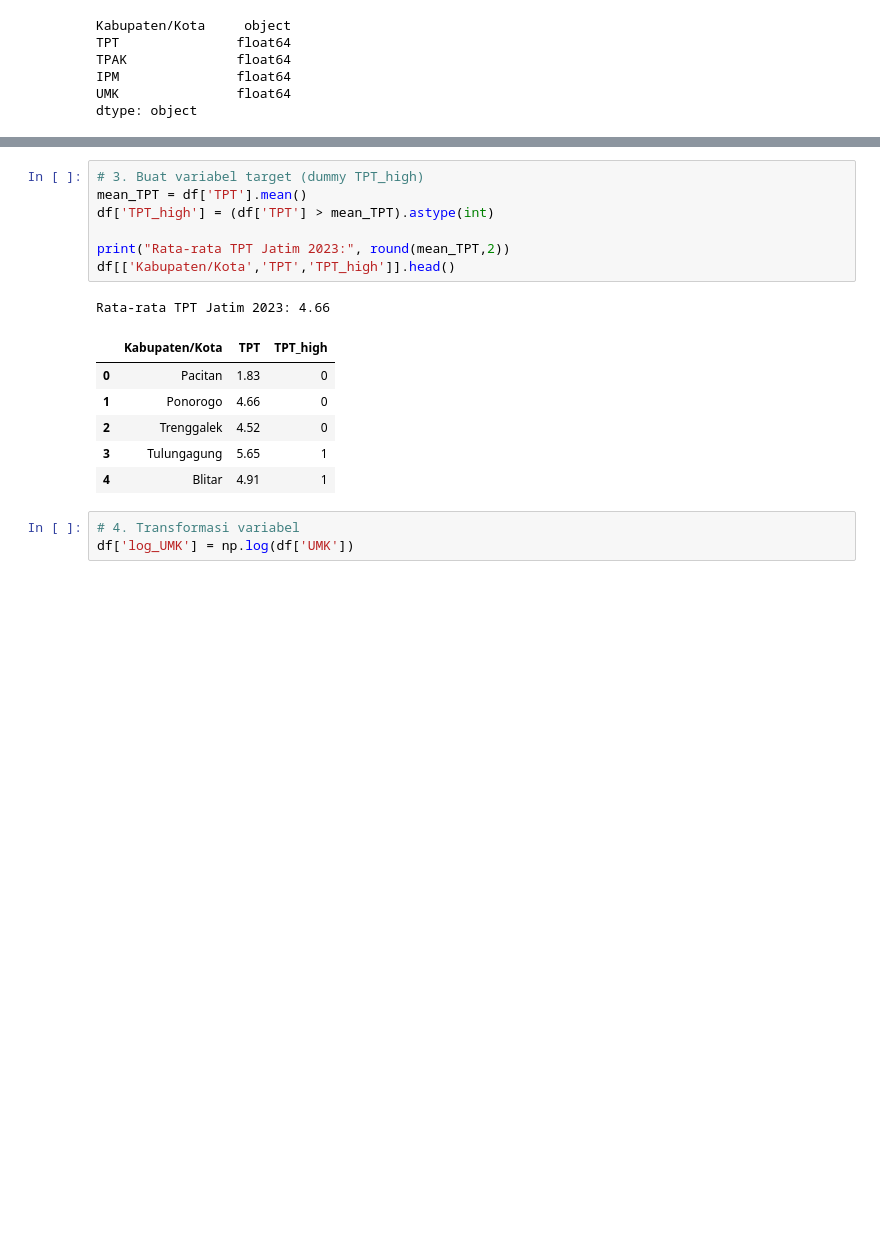
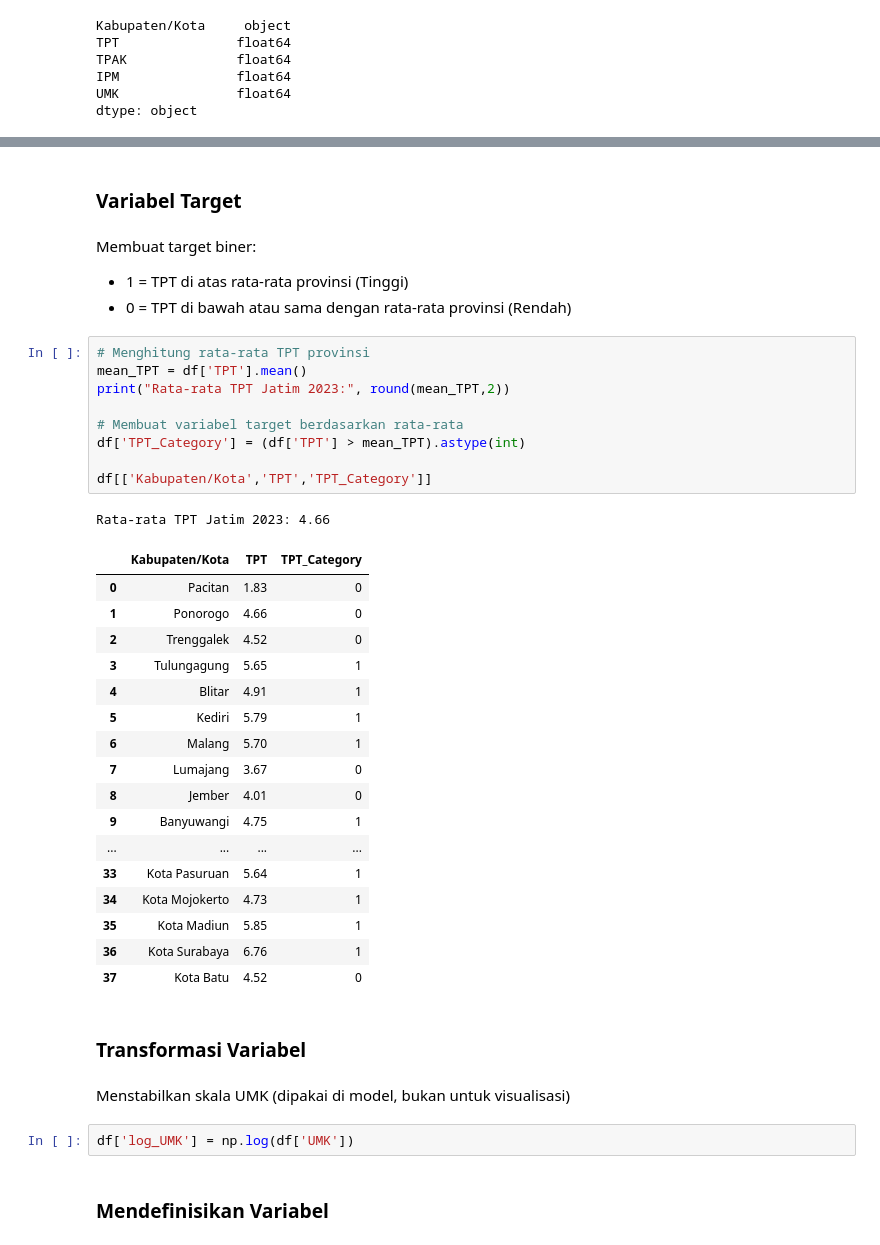
Before and after one commit to alrahmads/Probit-Unemployment-Jatim, a Jupyter notebook: Studi Kasus/Source Code.ipynb, the cells around one changed output, grey strips where cells are left out. Saved outputs shown, nothing was run; the diff lists cells and outputs as text; blank space fills up the shorter version.

```diff
--- a/Studi Kasus/Source Code.ipynb
+++ b/Studi Kasus/Source Code.ipynb
@@ -48,18 +78,42 @@ dtype: object
+# %% [markdown]
+### Variabel Target
+# %% [markdown]
+Membuat target biner:
+- 1 = TPT di atas rata-rata provinsi (Tinggi)
+- 0 = TPT di bawah atau sama dengan rata-rata provinsi (Rendah)
 # %%
-# 3. Buat variabel target (dummy TPT_high)
+# Menghitung rata-rata TPT provinsi
 mean_TPT = df['TPT'].mean()
-df['TPT_high'] = (df['TPT'] > mean_TPT).astype(int)
+print("Rata-rata TPT Jatim 2023:", round(mean_TPT,2))
 
-print("Rata-rata TPT Jatim 2023:", round(mean_TPT,2))
-df[['Kabupaten/Kota','TPT','TPT_high']].head()
+# Membuat variabel target berdasarkan rata-rata
+df['TPT_Category'] = (df['TPT'] > mean_TPT).astype(int)
+
+df[['Kabupaten/Kota','TPT','TPT_Category']]
 # %% [output]
 Rata-rata TPT Jatim 2023: 4.66
-|  | Kabupaten/Kota | TPT | TPT_high |
+|  | Kabupaten/Kota | TPT | TPT_Category |
 | 0 | Pacitan | 1.83 | 0 |
 | 1 | Ponorogo | 4.66 | 0 |
 | 2 | Trenggalek | 4.52 | 0 |
 | 3 | Tulungagung | 5.65 | 1 |
 | 4 | Blitar | 4.91 | 1 |
+| 5 | Kediri | 5.79 | 1 |
+| 6 | Malang | 5.70 | 1 |
+| 7 | Lumajang | 3.67 | 0 |
+| 8 | Jember | 4.01 | 0 |
+| 9 | Banyuwangi | 4.75 | 1 |
+| ... | ... | ... | ... |
+| 33 | Kota Pasuruan | 5.64 | 1 |
+| 34 | Kota Mojokerto | 4.73 | 1 |
+| 35 | Kota Madiun | 5.85 | 1 |
+| 36 | Kota Surabaya | 6.76 | 1 |
+| 37 | Kota Batu | 4.52 | 0 |
+# %% [markdown]
+### Transformasi Variabel
+# %% [markdown]
+Menstabilkan skala UMK (dipakai di model, bukan untuk visualisasi)
 # %%
-# 4. Transformasi variabel
 df['log_UMK'] = np.log(df['UMK'])
+# %% [markdown]
+### Mendefinisikan Variabel
```
Also changed, not shown: parts of 36 cells of this notebook.
